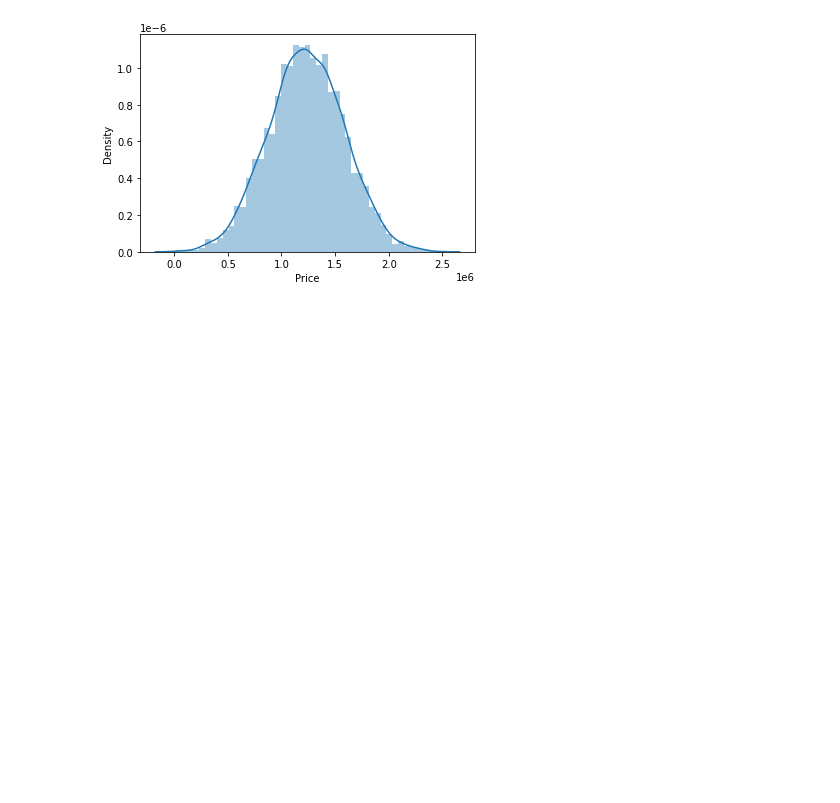
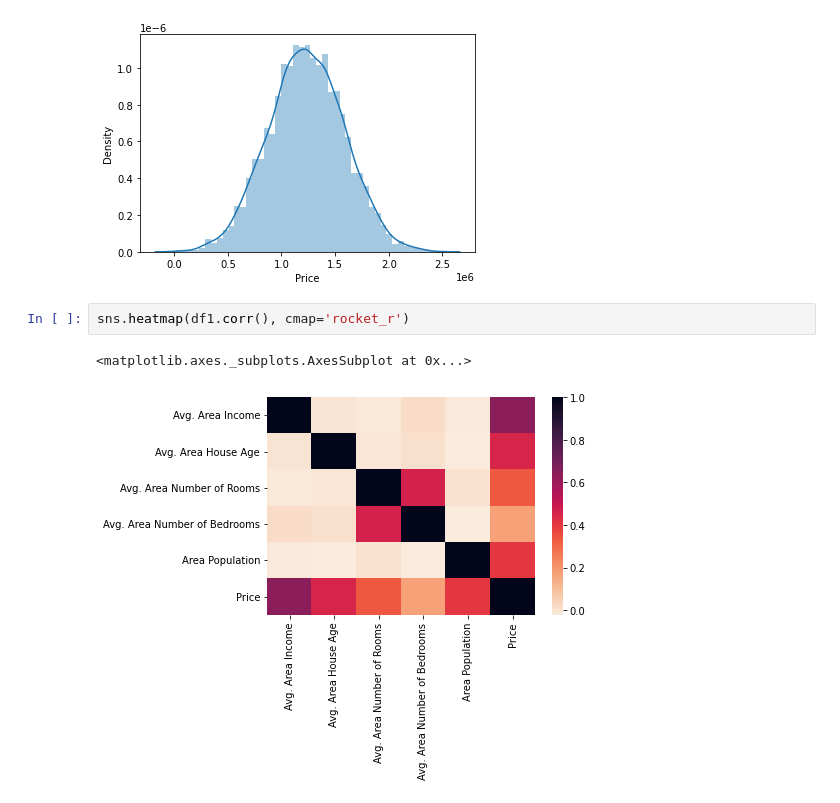
Before and after one commit to chaubeyarvind/DataAnalytics-NumPY, a Jupyter notebook: LinearRegression_Sep28_2022.ipynb, the cells around one changed output. Drawn from its saved outputs; the diff is of its cells as text; blank space fills up the shorter version.

```diff
--- a/LinearRegression_Sep28_2022.ipynb
+++ b/LinearRegression_Sep28_2022.ipynb
@@ -64,3 +64,8 @@ sns.distplot(df1['Price'])
 # %% [output]
 <matplotlib.axes._subplots.AxesSubplot at 0x...>
 [figure]
+# %%
+sns.heatmap(df1.corr(), cmap='rocket_r')
+# %% [output]
+<matplotlib.axes._subplots.AxesSubplot at 0x...>
+[figure, added]
```
